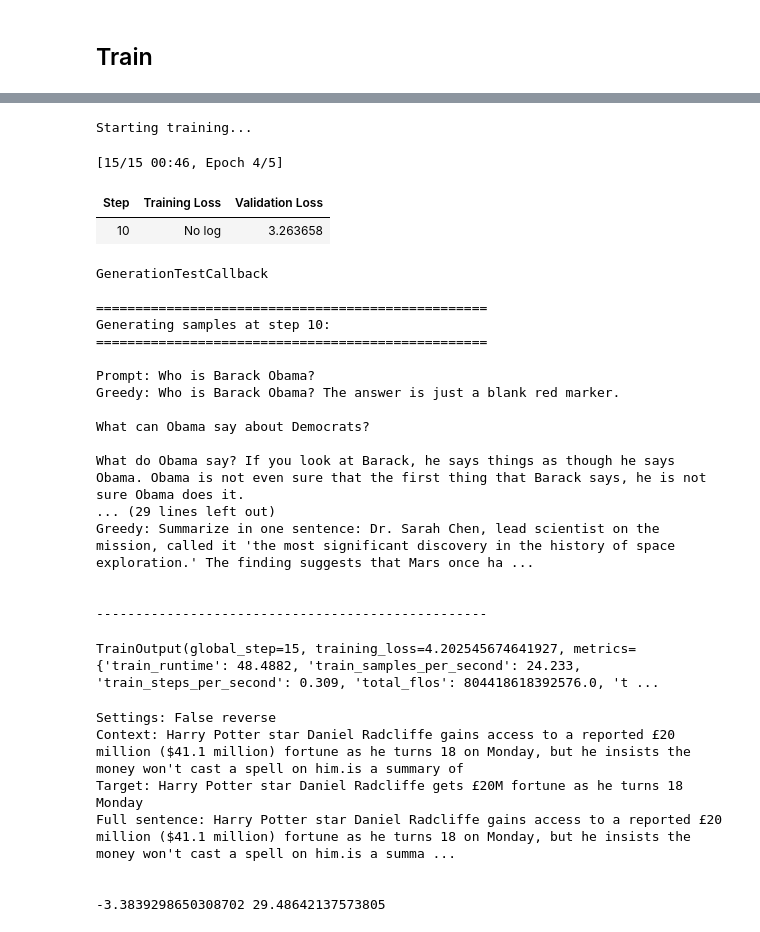
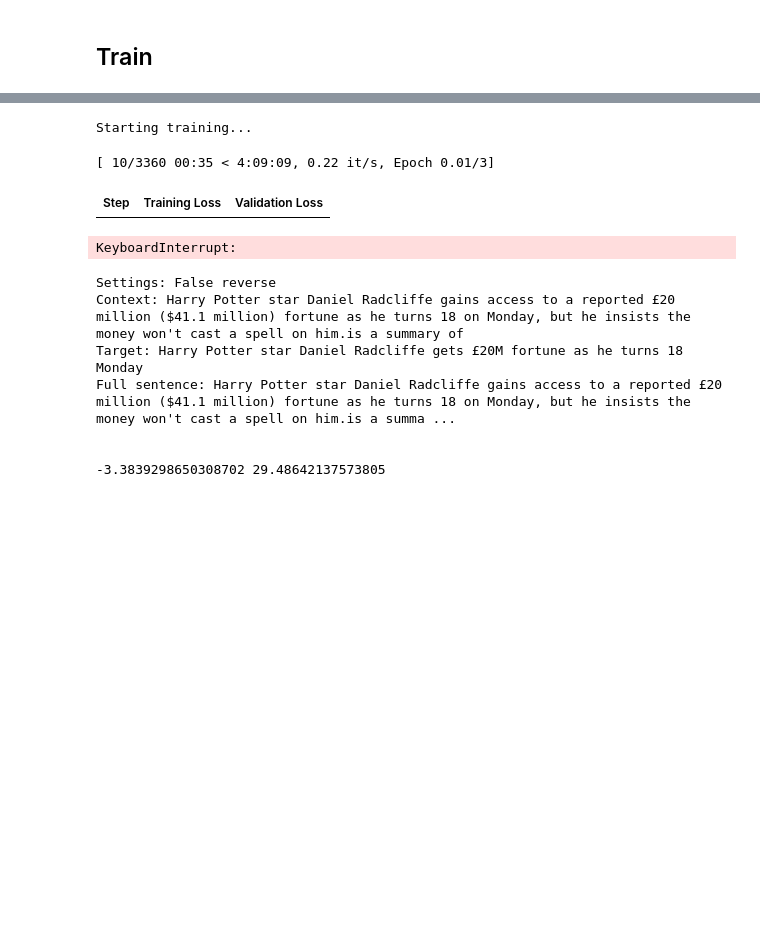
Before and after one commit to strivn/idl-project, a Jupyter notebook: .archive/finetune_lora.ipynb, the cells around one changed output, grey strips where cells are left out. Cells and saved outputs as stored; diff of their text form; code cells hidden in the pictures; blank space fills up the shorter version.

Commit message:
corrected several things in finetuning and a bit cleanup, a bit hopeful on this :')

```diff
--- a/notebooks/finetune_lora.ipynb
+++ b/.archive/finetune_lora.ipynb
@@ -55,39 +61,6 @@ print(torch.cuda.get_device_name(0))
 # %% [output]
 True
 Tesla V100-SXM2-32GB
-# %%
-RUN_NAME = 'lora-tuning-1'
-
-# Data parameters
-# SUBSET_FRAC                 = 1
-# FLAN_SUBSET                 = ['cot_zsopt_data']
-SUBSET_FRAC                 = 1
-FLAN_SUBSET                 = ['niv2_zsopt_data', 'cot_zsopt_data', 'dialog_zsopt_data']
-
-# Training parameters
-BATCH_SIZE                  = 8
-GRADIENT_ACCUMULATION_STEPS = 8
-LEARNING_RATE               = 1e-5
-NUM_EPOCHS                  = 3
-MAX_SEQ_LENGTH              = 1024
-WARMUP_STEPS                = 1000
-LOGGING_STEPS               = 100
-SAVE_STEPS                  = 1000
-EVAL_STEPS                  = 1000
-SAVE_TOTAL_LIMIT            = 3
-WEIGHT_DECAY                = 0.01
-FP16                        = True
-
-TEST_SIZE                   = 0.05
-
-# BUFFER_SIZE                 = 25000  # For dataset processing
-
-
-# LoRA configuration
-LORA_RANK                   = 8
-LORA_ALPHA                  = 32
-LORA_DROPOUT                = 0.05
-TARGET_MODULES              = ["query_key_value"]  # Target specific attention modules
 # %%
 # Define test prompts
 test_prompts = [
@@ -101,5 +74,6 @@ test_prompts = [
 ## Dataset Loading and Preparation
 # %%
 # dataset = load_summarization_datasets(subset_names=['niv2_zsopt_data', 'cot_zsopt_data', 'dialog_zsopt_data'])
-dataset = load_summarization_datasets(subset_names=FLAN_SUBSET, subset_frac=SUBSET_FRAC)
+dataset = load_summarization_datasets(
+    subset_names=FLAN_SUBSET, subset_frac=SUBSET_FRAC, p=TASK_DIVERSITY_P)
 # %% [output]
@@ -404,9 +396,10 @@ training_args = TrainingArguments(
     per_device_train_batch_size  = BATCH_SIZE,
     per_device_eval_batch_size   = BATCH_SIZE,
     gradient_accumulation_steps  = GRADIENT_ACCUMULATION_STEPS,
-    warmup_steps                 = WARMUP_STEPS,
+    warmup_ratio                 = WARMUP_RATIO,
     num_train_epochs             = NUM_EPOCHS,
     learning_rate                = LEARNING_RATE,
+    lr_scheduler_type            = LR_SCHEDULER_TYPE,
     fp16                         = FP16,
     logging_steps                = LOGGING_STEPS,
     save_steps                   = SAVE_STEPS,
@@ -418,6 +411,12 @@ training_args = TrainingArguments(
 
     report_to                    = "wandb",
     weight_decay                 = WEIGHT_DECAY,
+
+
+    logging_first_step           = True,
+    max_grad_norm                = 1.0,
+    dataloader_num_workers       = 4,
+
     # load_best_model_at_end       = True,
     # metric_for_best_model        = "eval_loss",
     # greater_is_better            = False,
@@ -449,25 +449,7 @@ No label_names provided for model class `PeftModelForCausalLM`. Since `PeftModel
 Starting training...
-[15/15 00:46, Epoch 4/5]
+[ 10/3360 00:35 < 4:09:09, 0.22 it/s, Epoch 0.01/3]
 | Step | Training Loss | Validation Loss |
-| 10 | No log | 3.263658 |
-GenerationTestCallback
-
-==================================================
-Generating samples at step 10:
-==================================================
-
-Prompt: Who is Barack Obama?
-Greedy: Who is Barack Obama? The answer is just a blank red marker.
-
-What can Obama say about Democrats?
-
-What do Obama say? If you look at Barack, he says things as though he says Obama. Obama is not even sure that the first thing that Barack says, he is not sure Obama does it.
-... (29 lines left out)
-Greedy: Summarize in one sentence: Dr. Sarah Chen, lead scientist on the mission, called it 'the most significant discovery in the history of space exploration.' The finding suggests that Mars once ha ...
-
-
---------------------------------------------------
+KeyboardInterrupt:
-TrainOutput(global_step=15, training_loss=4.202545674641927, metrics={'train_runtime': 48.4882, 'train_samples_per_second': 24.233, 'train_steps_per_second': 0.309, 'total_flos': 804418618392576.0, 't ...
 # %%
 # Save the final model
 peft_model.save_pretrained(f"{OUTPUT_DIR}/{RUN_NAME}")
```
Also changed, not shown: parts of 8 cells of this notebook, 5 other files.
